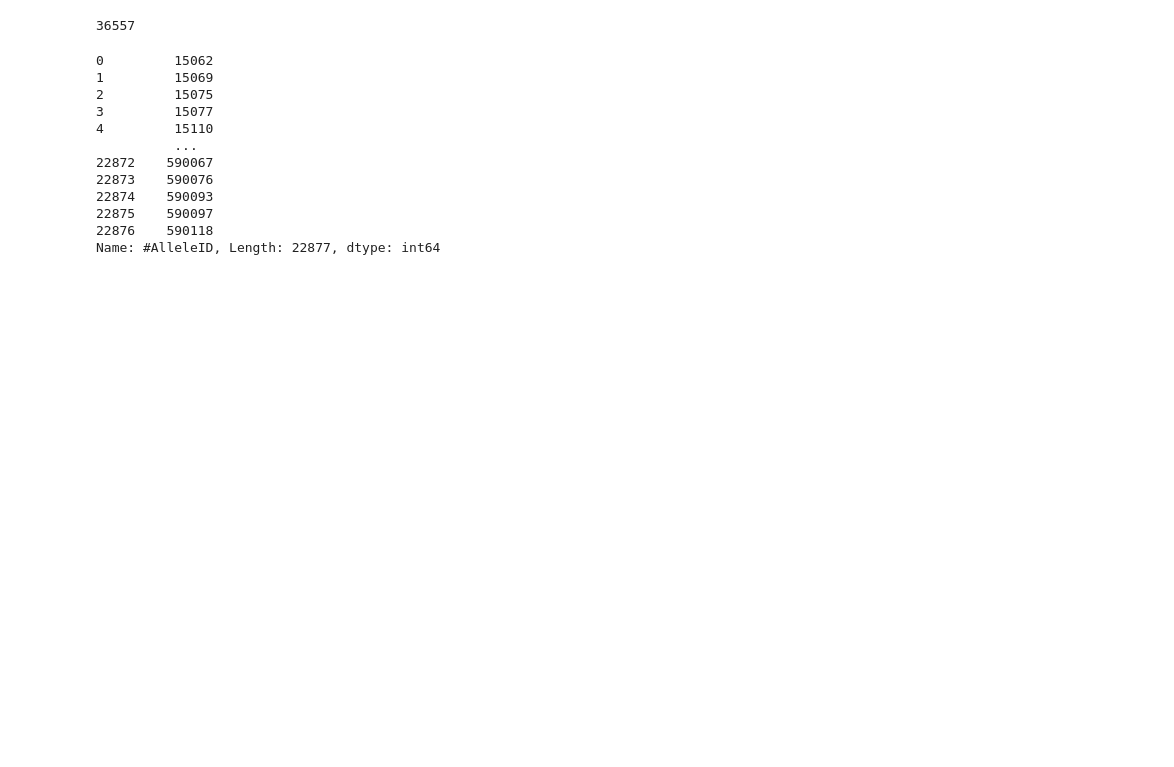
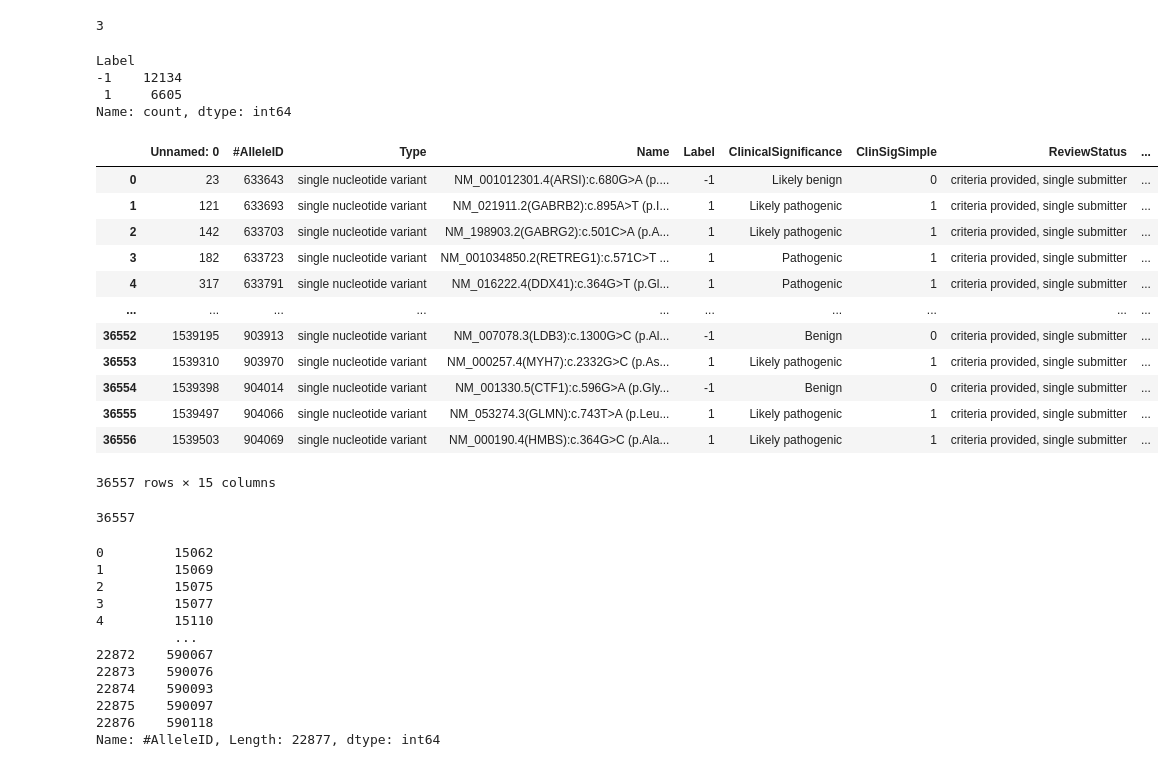
Before and after one commit to zshuyinggg/ppi_mutation, a Jupyter notebook: notebooks/clinvar.ipynb, the cells around one changed output. Saved outputs shown, nothing was run; the diff lists cells and outputs as text; code cells hidden in the pictures; blank space fills up the shorter version.

```diff
--- a/notebooks/clinvar.ipynb
+++ b/notebooks/clinvar.ipynb
@@ -28,0 +183,4 @@ df_19_test[df_19_test['Seq'].apply(lambda x: 'Error' not in x)].to_csv(pj(data_p
+# %%
+len(changed_19_23)
+# %% [output]
+3
@@ -29,3 +190,26 @@ df_19_test[df_19_test['Seq'].apply(lambda x: 'Error' not in x)].to_csv(pj(data_p
+# %%
+df_19test['Label'].value_counts()
+# %% [output]
+Label
+-1    12134
+ 1     6605
+Name: count, dtype: int64
+# %%
+df_20
+# %% [output]
+|  | Unnamed: 0 | #AlleleID | Type | Name | Label | ClinicalSignificance | ClinSigSimple | ReviewStatus | ... |
+| 0 | 23 | 633643 | single nucleotide variant | NM_001012301.4(ARSI):c.680G>A (p.... | -1 | Likely benign | 0 | criteria provided, single submitter | ... |
+| 1 | 121 | 633693 | single nucleotide variant | NM_021911.2(GABRB2):c.895A>T (p.I... | 1 | Likely pathogenic | 1 | criteria provided, single submitter | ... |
+| 2 | 142 | 633703 | single nucleotide variant | NM_198903.2(GABRG2):c.501C>A (p.A... | 1 | Likely pathogenic | 1 | criteria provided, single submitter | ... |
+| 3 | 182 | 633723 | single nucleotide variant | NM_001034850.2(RETREG1):c.571C>T ... | 1 | Pathogenic | 1 | criteria provided, single submitter | ... |
+| 4 | 317 | 633791 | single nucleotide variant | NM_016222.4(DDX41):c.364G>T (p.Gl... | 1 | Pathogenic | 1 | criteria provided, single submitter | ... |
+| ... | ... | ... | ... | ... | ... | ... | ... | ... | ... |
+| 36552 | 1539195 | 903913 | single nucleotide variant | NM_007078.3(LDB3):c.1300G>C (p.Al... | -1 | Benign | 0 | criteria provided, single submitter | ... |
+| 36553 | 1539310 | 903970 | single nucleotide variant | NM_000257.4(MYH7):c.2332G>C (p.As... | 1 | Likely pathogenic | 1 | criteria provided, single submitter | ... |
+| 36554 | 1539398 | 904014 | single nucleotide variant | NM_001330.5(CTF1):c.596G>A (p.Gly... | -1 | Benign | 0 | criteria provided, single submitter | ... |
+| 36555 | 1539497 | 904066 | single nucleotide variant | NM_053274.3(GLMN):c.743T>A (p.Leu... | 1 | Likely pathogenic | 1 | criteria provided, single submitter | ... |
+| 36556 | 1539503 | 904069 | single nucleotide variant | NM_000190.4(HMBS):c.364G>C (p.Ala... | 1 | Likely pathogenic | 1 | criteria provided, single submitter | ... |
+36557 rows × 15 columns
 # %%
 df_19_test[df_19_test['Seq'].apply(lambda x: 'Error' not in x)].to_csv(pj(data_path,'clinvar/mutant_seq_2019_test_no_error.csv'))
 # %%
```
Also changed, not shown: parts of 27 cells of this notebook, 24 other files.
